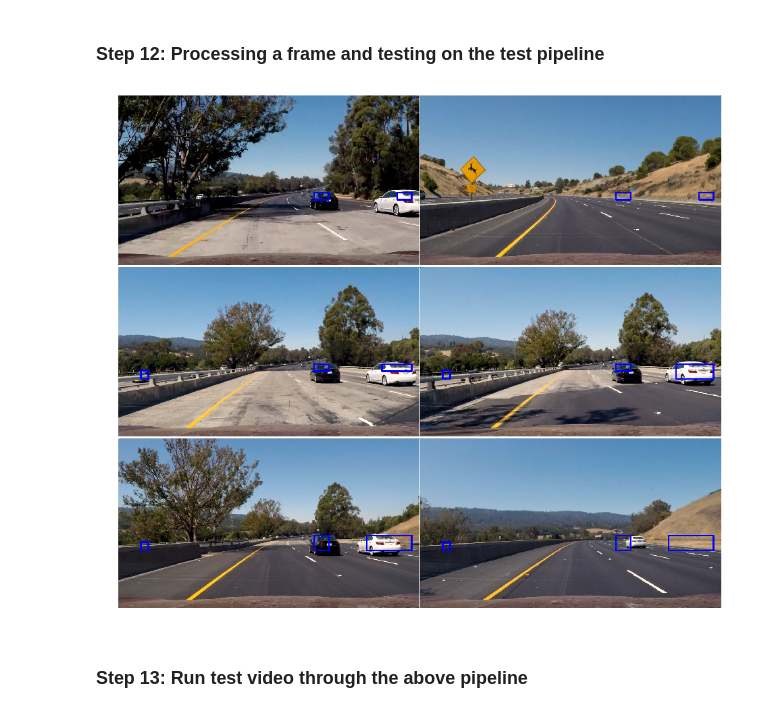
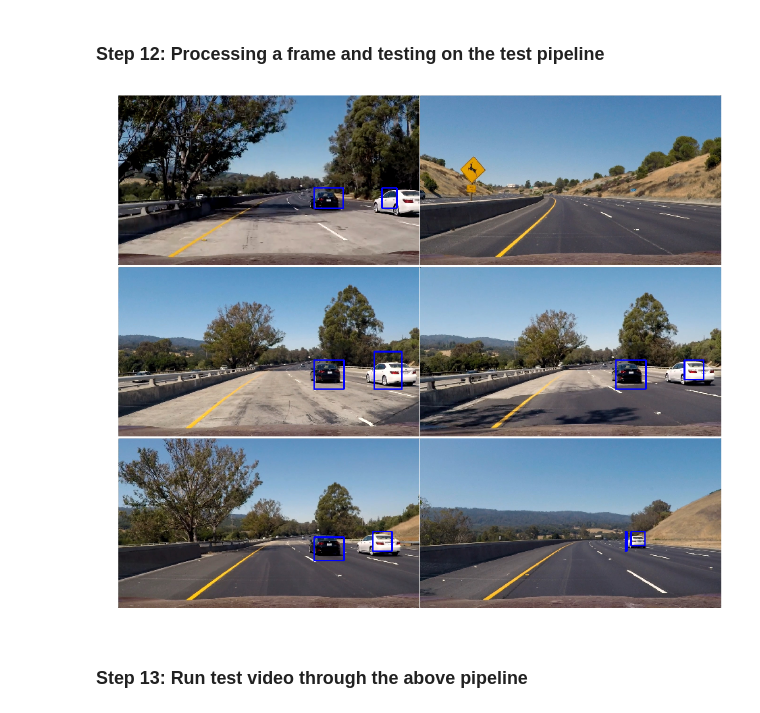
Before and after one commit to mrsandipandas/Udacity_Vehicle-Detection-P5, a Jupyter notebook: Vehicle_detection.ipynb, the cells around one changed output. Saved outputs shown, nothing was run; the diff lists cells and outputs as text; code cells hidden in the pictures.

```diff
--- a/Vehicle_detection.ipynb
+++ b/Vehicle_detection.ipynb
@@ -590,48 +536,39 @@ show_images(draw_img, heatmap, "Car Positions", "Result")
 # %% [markdown]
 ### Step 12: Processing a frame and testing on the test pipeline
 # %%
-history = deque(maxlen = 8)
-
 def process_frame(img):
+    bboxes = []
+    colorspace = 'YUV' # Can be RGB, HSV, LUV, HLS, YUV, YCrCb
+    orient = 11
+    pix_per_cell = 16
+    cell_per_block = 2
+    hog_channel = 'ALL' # Can be 0, 1, 2, or "ALL"
 
 
-    out_img, bboxes = find_cars_scaled_window(img, clf, X_scaler, orient, pix_per_cell, cell_per_block, spatial_size, hist_bins)
+    bboxes = find_cars_scaled_window(img, svc, orient, pix_per_cell, cell_per_block)
+    bboxes = [item for sublist in bboxes for item in sublist]
 
-    heat = np.zeros_like(out_img[:,:,0]).astype(np.float)
-    # Add heat to each box in box list
-    heat = add_heat(heat, bboxes)
-
-    # Apply threshold to help remove false positives
-    threshold = 3
-    heat = apply_threshold(heat, threshold)
-
-    # Visualize the heatmap when displaying
-    current_heatmap = np.clip(heat, 0, 255)
-    history.append(current_heatmap)
-
-    heatmap = np.zeros_like(current_heatmap).astype(np.float)
-    for heat in history:
-        heatmap = heatmap + heat
-
-    # Find final boxes from heatmap using label function
-    labels = label(heatmap, structure=np.ones((3, 3)))
-    draw_img = draw_labeled_bboxes(np.copy(img), labels)
+    heatmap_img = np.zeros_like(img[:,:,0])
+    heatmap_img = add_heat(heatmap_img, bboxes)
+    heatmap_img = apply_threshold(heatmap_img, 1)
+    labels = label(heatmap_img)
+    draw_img, rects = draw_labeled_bboxes(np.copy(img), labels)
     return draw_img
 
 
 
 
 test_images  = glob.glob('test_images/test*.jpg')
 
 fig, axs = plt.subplots(3, 2, figsize=(16,14))
 fig.subplots_adjust(hspace = .004, wspace=.002)
 axs = axs.ravel()
 
 for i, im in enumerate(test_images):
     axs[i].imshow(process_frame(mpimg.imread(im)))
     axs[i].axis('off')
 # %% [output]
-[figure, old version]
+[figure, new version]
 # %% [markdown]
 ### Step 13: Run test video through the above pipeline
 # %%
```
Also changed, not shown: parts of 15 cells of this notebook, 6 other files.
